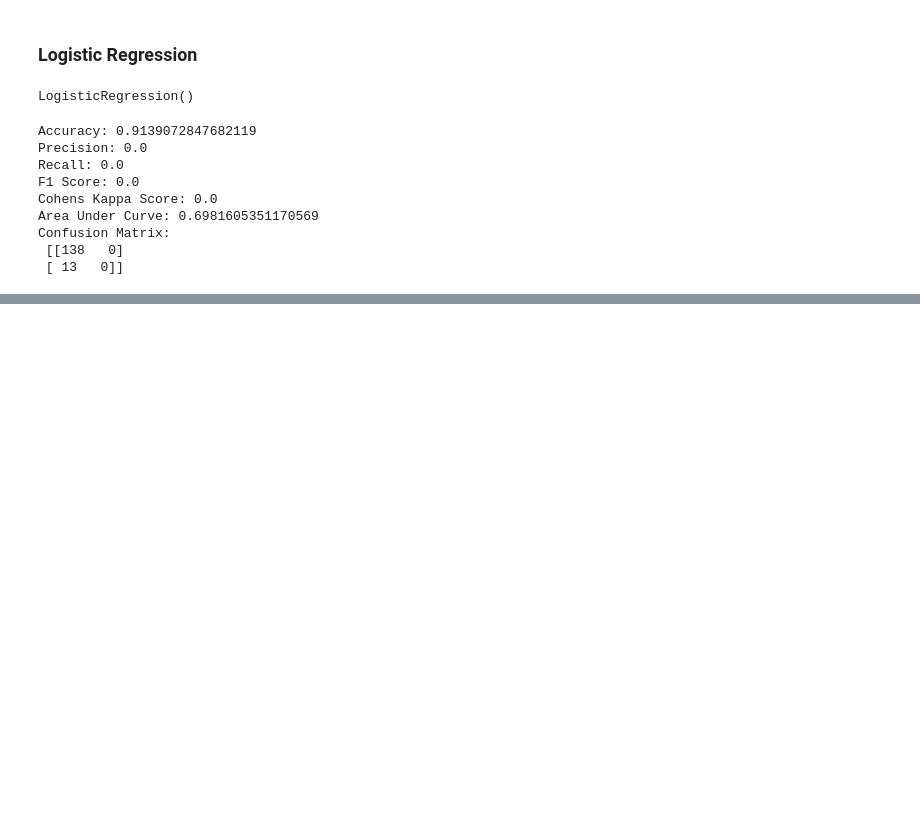
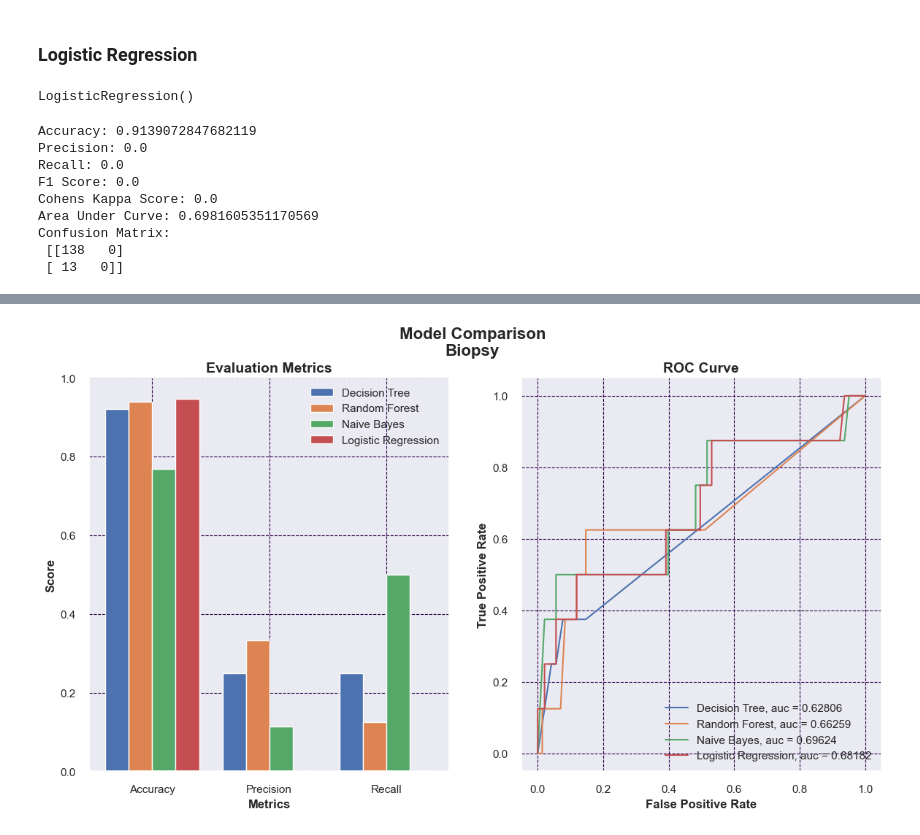
Before and after one commit to sankhadeepriju/Cervical-Cancer-Risk-Factors, a Jupyter notebook: cervical_cancer♥.ipynb, the cells around one changed output, grey strips where cells are left out. Saved outputs shown, nothing was run; the diff lists cells and outputs as text; code cells hidden in the pictures; blank space fills up the shorter version.

```diff
--- a/cervical_cancer♥.ipynb
+++ b/cervical_cancer♥.ipynb
@@ -1340,0 +1554,19 @@ plt.show();
+# %%
+# Select Predictors
+feature = predictor_df
+
+# Select Target
+target = no_std_df['Biopsy']
+
+# Set Training and Testing Data
+from sklearn.model_selection import train_test_split
+X_train, X_test, y_train, y_test = train_test_split(feature , target,
+                                                    shuffle = True,
+                                                    test_size=0.2,
+                                                    random_state=1)
+
+# Show the Training and Testing Data
+print('Shape of training feature:', X_train.shape)
+print('Shape of testing feature:', X_test.shape)
+print('Shape of training label:', y_train.shape)
+print('Shape of testing label:', y_test.shape)
@@ -1340,0 +1696,62 @@ plt.show();
+# %%
+# Intitialize figure with two plots
+fig, (ax1, ax2) = plt.subplots(1, 2)
+fig.suptitle('Model Comparison\nBiopsy', fontsize=16, fontweight='bold')
+fig.set_figheight(7)
+fig.set_figwidth(14)
+fig.set_facecolor('white')
+
+# First plot
+## set bar size
+barWidth = 0.2
+dtc_score = [dtc_eval['acc'], dtc_eval['prec'], dtc_eval['rec']]
+rf_score = [rf_eval['acc'], rf_eval['prec'], rf_eval['rec']]
+nb_score = [nb_eval['acc'], nb_eval['prec'], nb_eval['rec']]
+lr_score = [lr_eval['acc'], lr_eval['prec'], lr_eval['rec']]
+
+## Set position of bar on X axis
+r1 = np.arange(len(dtc_score))
+r2 = [x + barWidth for x in r1]
+r3 = [x + barWidth for x in r2]
+r4 = [x + barWidth for x in r3]
+
+## Make the plot
+ax1.bar(r1, dtc_score, width=barWidth, edgecolor='white', label='Decision Tree')
+ax1.bar(r2, rf_score, width=barWidth, edgecolor='white', label='Random Forest')
+ax1.bar(r3, nb_score, width=barWidth, edgecolor='white', label='Naive Bayes')
+ax1.bar(r4, lr_score, width=barWidth, edgecolor='white', label='Logistic Regression')
+
+## Configure x and y axis
+ax1.set_xlabel('Metrics', fontweight='bold')
+labels = ['Accuracy', 'Precision', 'Recall']
+ax1.set_xticks([r + (barWidth * 1.5) for r in range(len(dtc_score))], )
+ax1.set_xticklabels(labels)
+ax1.set_ylabel('Score', fontweight='bold')
+ax1.set_ylim(0, 1)
+
+## Create legend & title
+ax1.set_title('Evaluation Metrics', fontsize=14, fontweight='bold')
+ax1.legend()
+
+# Second plot
+## Comparing ROC Curve
+ax2.plot(dtc_eval['fpr'], dtc_eval['tpr'], label='Decision Tree, auc = {:0.5f}'.format(dtc_eval['auc']))
+ax2.plot(rf_eval['fpr'], rf_eval['tpr'], label='Random Forest, auc = {:0.5f}'.format(rf_eval['auc']))
+ax2.plot(nb_eval['fpr'], nb_eval['tpr'], label='Naive Bayes, auc = {:0.5f}'.format(nb_eval['auc']))
+ax2.plot(lr_eval['fpr'], lr_eval['tpr'], label='Logistic Regression, auc = {:0.5f}'.format(lr_eval['auc']))
+
+## Configure x and y axis
+ax2.set_xlabel('False Positive Rate', fontweight='bold')
+ax2.set_ylabel('True Positive Rate', fontweight='bold')
+
+## Create legend & title
+ax2.set_title('ROC Curve', fontsize=14, fontweight='bold')
+ax2.legend(loc=4)
+
+ax1.grid(which='major', color='#2d004b', linewidth=0.8)
+ax2.grid(which='major', color='#2d004b', linewidth=0.8)
+
+
+plt.show();
+# %% [output]
+[figure, added]
```
Also changed, not shown: parts of 9 cells of this notebook.
